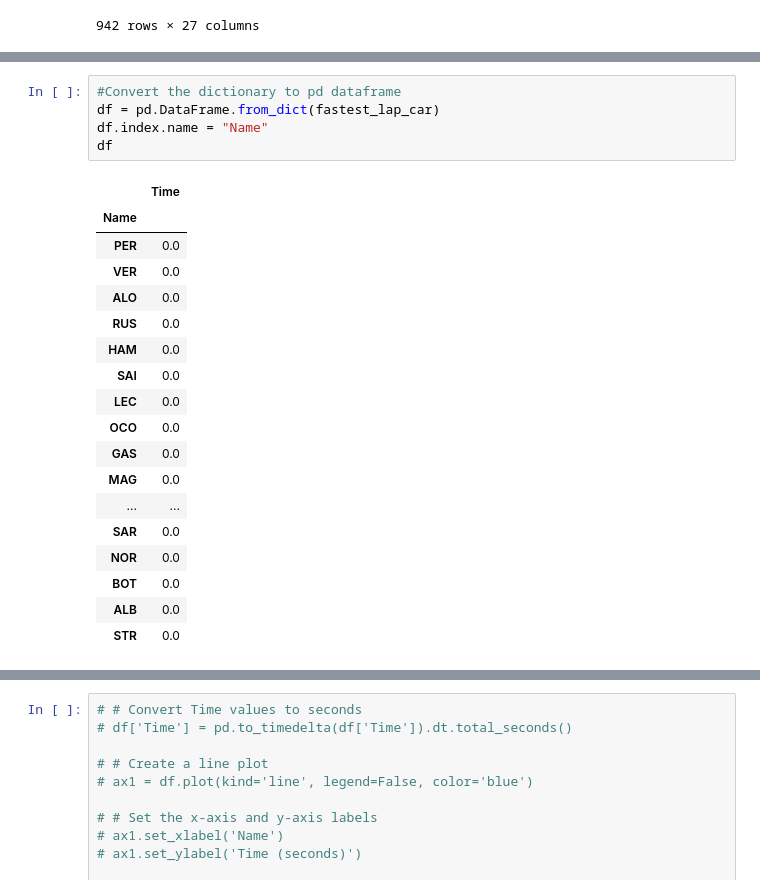
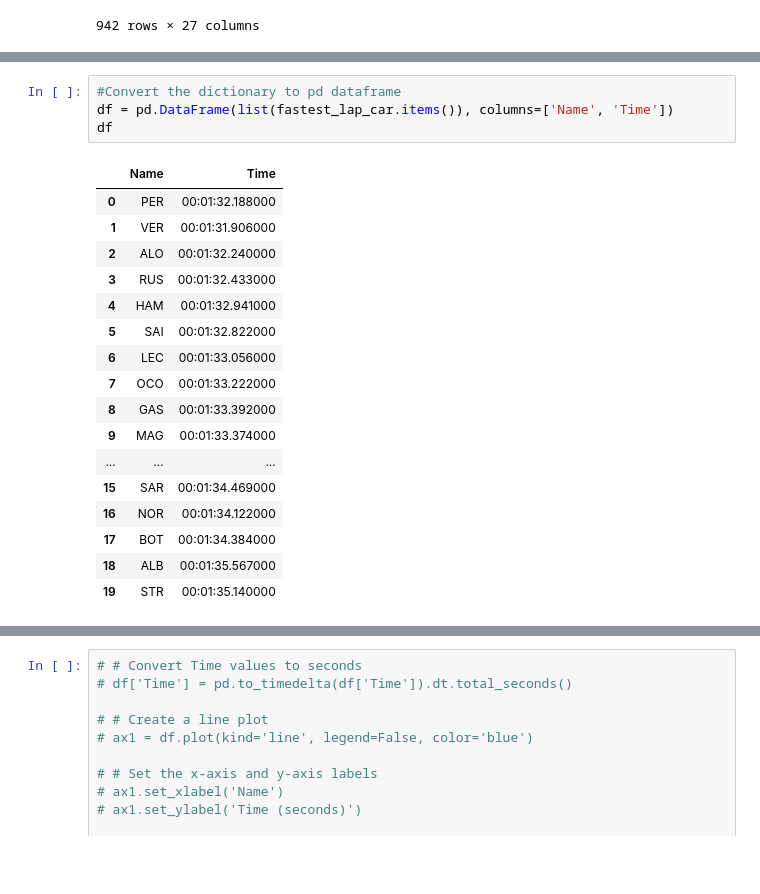
Before and after one commit to ztrend/data_science, a Jupyter notebook: F1_Saudi_Arabia.ipynb, the cells around one changed output, grey strips where cells are left out. Drawn from its saved outputs; the diff is of its cells as text; blank space fills up the shorter version.

```diff
--- a/F1_Saudi_Arabia.ipynb
+++ b/F1_Saudi_Arabia.ipynb
@@ -203,25 +167,23 @@ fastest_lap_car
  'STR': '00:01:35.140000'}
 # %%
 #Convert the dictionary to pd dataframe
-df = pd.DataFrame.from_dict(fastest_lap_car)
-df.index.name = "Name"
+df = pd.DataFrame(list(fastest_lap_car.items()), columns=['Name', 'Time'])
 df
 # %% [output]
-|  | Time |
-| Name |  |
-| PER | 0.0 |
-| VER | 0.0 |
-| ALO | 0.0 |
-| RUS | 0.0 |
-| HAM | 0.0 |
-| SAI | 0.0 |
-| LEC | 0.0 |
-| OCO | 0.0 |
-| GAS | 0.0 |
-| MAG | 0.0 |
-| ... | ... |
-| SAR | 0.0 |
-| NOR | 0.0 |
-| BOT | 0.0 |
-| ALB | 0.0 |
-| STR | 0.0 |
+|  | Name | Time |
+| 0 | PER | 00:01:32.188000 |
+| 1 | VER | 00:01:31.906000 |
+| 2 | ALO | 00:01:32.240000 |
+| 3 | RUS | 00:01:32.433000 |
+| 4 | HAM | 00:01:32.941000 |
+| 5 | SAI | 00:01:32.822000 |
+| 6 | LEC | 00:01:33.056000 |
+| 7 | OCO | 00:01:33.222000 |
+| 8 | GAS | 00:01:33.392000 |
+| 9 | MAG | 00:01:33.374000 |
+| ... | ... | ... |
+| 15 | SAR | 00:01:34.469000 |
+| 16 | NOR | 00:01:34.122000 |
+| 17 | BOT | 00:01:34.384000 |
+| 18 | ALB | 00:01:35.567000 |
+| 19 | STR | 00:01:35.140000 |
```
Also changed, not shown: parts of 8 cells of this notebook, 1 other file.
